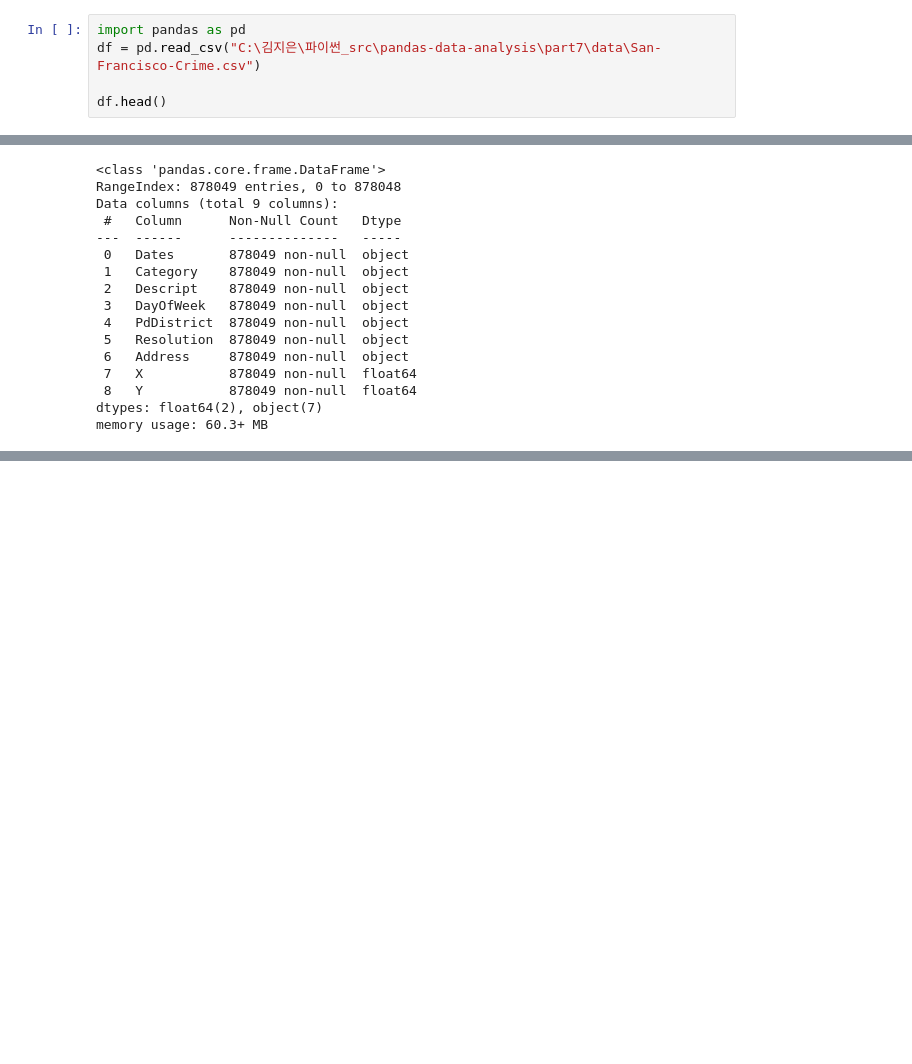
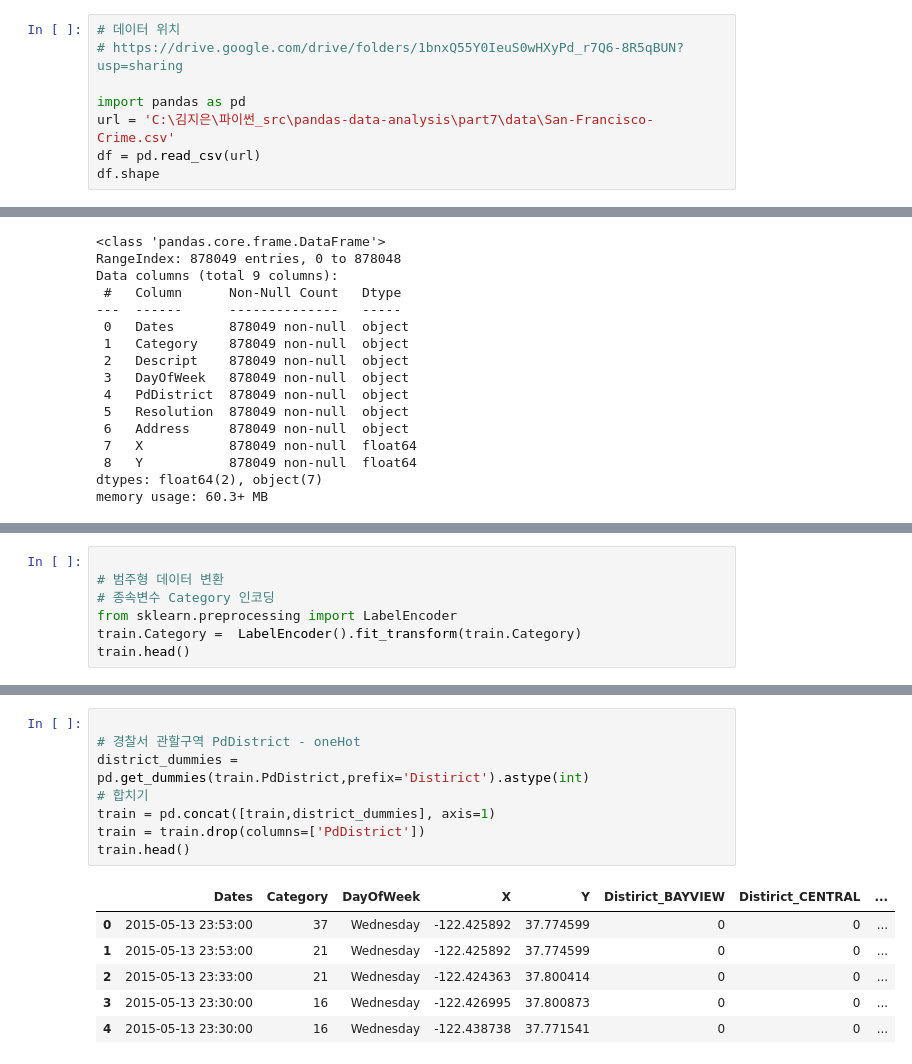
Before and after one commit to carookim/Python, a Jupyter notebook: pandas-data-analysis/part7/7.6.review3 copy.ipynb, the cells around one changed output, grey strips where cells are left out. Saved outputs shown, nothing was run; the diff lists cells and outputs as text; blank space fills up the shorter version.

```diff
--- a/pandas-data-analysis/part7/7.6.review3 copy.ipynb
+++ b/pandas-data-analysis/part7/7.6.review3 copy.ipynb
@@ -33,6 +1,9 @@
 # %%
+# 데이터 위치
+# https://drive.google.com/drive/folders/1bnxQ55Y0IeuS0wHXyPd_r7Q6-8R5qBUN?usp=sharing
+
 import pandas as pd
-df = pd.read_csv("C:\김지은\파이썬_src\pandas-data-analysis\part7\data\San-Francisco-Crime.csv")
-
-df.head()
+url = 'C:\김지은\파이썬_src\pandas-data-analysis\part7\data\San-Francisco-Crime.csv'
+df = pd.read_csv(url)
+df.shape
 # %% [output]
@@ -549,0 +50,7 @@ print(c)
+# %%
+
+# 범주형 데이터 변환
+# 종속변수 Category 인코딩
+from sklearn.preprocessing import LabelEncoder
+train.Category =  LabelEncoder().fit_transform(train.Category)
+train.head()
@@ -549,0 +64,15 @@ print(c)
+# %%
+
+# 경찰서 관할구역 PdDistrict - oneHot
+district_dummies =  pd.get_dummies(train.PdDistrict,prefix='Distirict').astype(int)
+# 합치기
+train = pd.concat([train,district_dummies], axis=1)
+train = train.drop(columns=['PdDistrict'])
+train.head()
+# %% [output]
+|  | Dates | Category | DayOfWeek | X | Y | Distirict_BAYVIEW | Distirict_CENTRAL | ... |
+| 0 | 2015-05-13 23:53:00 | 37 | Wednesday | -122.425892 | 37.774599 | 0 | 0 | ... |
+| 1 | 2015-05-13 23:53:00 | 21 | Wednesday | -122.425892 | 37.774599 | 0 | 0 | ... |
+| 2 | 2015-05-13 23:33:00 | 21 | Wednesday | -122.424363 | 37.800414 | 0 | 0 | ... |
+| 3 | 2015-05-13 23:30:00 | 16 | Wednesday | -122.426995 | 37.800873 | 0 | 0 | ... |
+| 4 | 2015-05-13 23:30:00 | 16 | Wednesday | -122.438738 | 37.771541 | 0 | 0 | ... |
```
Also changed, not shown: parts of 58 cells of this notebook, 11 other files.
